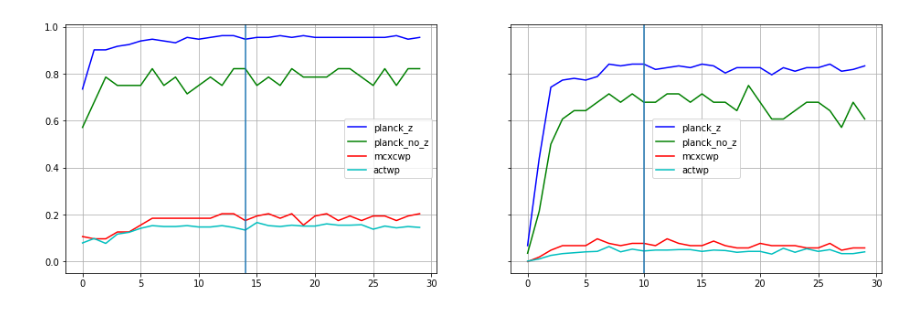
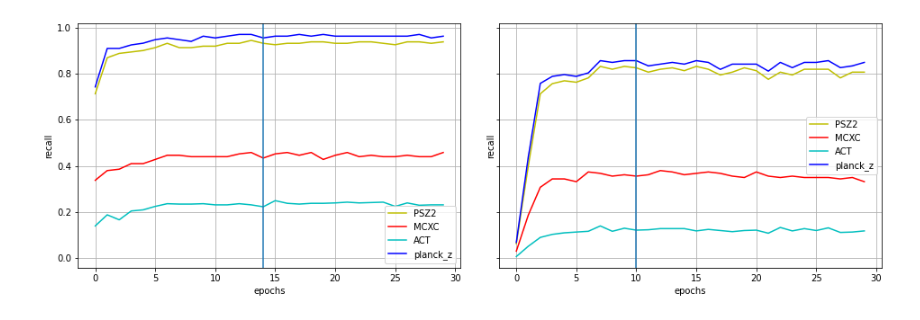
Before and after one commit to rt2122/data-segmentation-2, a Jupyter notebook: visualizations/recall_2_epoch_plot.ipynb, the cells around one changed output. Saved outputs shown, nothing was run; the diff lists cells and outputs as text; code cells hidden in the pictures.

```diff
--- a/visualizations/recall_2_epoch_plot.ipynb
+++ b/visualizations/recall_2_epoch_plot.ipynb
@@ -13,12 +21,27 @@ model_files['pz_act'] = [s for s in files if s[:len('pz_act')] == 'pz_act']
+# %%
+for name in tr_cats:
+    df = tr_cats[name]
+    tr_cats[name] = df[np.in1d(radec2pix(df['RA'], df['DEC'], 2), val_pix)]
+# %%
+def match2dfs(df, tdf, match_dist=5/60):
+    from astropy.coordinates import SkyCoord
+    from astropy import units as u
+
+    sc = SkyCoord(ra=np.array(df['RA'])*u.degree, dec=np.array(df['DEC'])*u.degree, frame='icrs')
+    tsc = SkyCoord(ra=np.array(tdf['RA'])*u.degree, dec=np.array(tdf['DEC'])*u.degree, frame='icrs')
+    idx, d2d, _ = sc.match_to_catalog_sky(tsc)
+    matched = d2d.degree <= match_dist
+    df.loc[matched, 'matched'] = True
+    return np.count_nonzero(matched), len(set(idx[matched]))
 # %%
-def extract_recall(df, catalogs = ['planck_z', 'planck_no_z', 'mcxcwp', 'act'], with_fp=True):
+def extract_recall(df, with_fp=True):
     import numpy as np
     line = {}
-    for cat in catalogs:
-        cur = df[df['catalog'] == cat]
-        line[cat] = np.count_nonzero(cur['status'] == 'tp') / len(cur)
-    if with_fp:
-        line['fp'] = np.count_nonzero(df['status'] == 'fp')
+    df['matched'] = False
+    for cat in tr_cats:
+        c, c1 = match2dfs(df, tr_cats[cat])
+        line[cat] = c1 / len(tr_cats[cat])
+    line['fp'] = len(df) - np.count_nonzero(df['matched'])
     return line
 # %%
 model_dict = {'pz' : [], 'pz_act' : []}
@@ -26,6 +49,8 @@ for model in model_dict:
     cur_files = model_files[model]
     for file in cur_files:
         df = pd.read_csv(os.path.join(dirname, file))
+        df = df[df['status'] != 'fn']
+        df.index = np.arange(len(df))
         line = extract_recall(df)
         model_dict[model].append(pd.DataFrame(line, index=[int(get_prm('ep', file))]))
     model_dict[model] = pd.concat(model_dict[model]).sort_index()
@@ -33,19 +58,21 @@ for model in model_dict:
 v = {'pz' : 14, 'pz_act' : 10}
 # %%
 _, ax = plt.subplots(1, 2, figsize=(16, 5), sharey=True)
+plt.subplots_adjust(wspace=0.1)
 for i, model in enumerate(model_dict):
-    for cat, c in zip(['planck_z', 'planck_no_z', 'mcxcwp', 'act'], 'bgrc'):
+    for cat, c in zip(tr_cats, 'yrcb'):
         line, = ax[i].plot(np.arange(0, 30), model_dict[model][cat], c=c)
         if cat == 'act':
             cat = 'actwp'
         line.set_label(cat)
 
     line = ax[i].axvline(v[model])
-    #ax[i].text(5, 0.4, 'val_pix ' + model)
+    ax[i].set_xlabel('epochs')
+    ax[i].set_ylabel('recall')
     ax[i].grid()
     ax[i].legend()
 # %% [output]
-[figure, old version]
+[figure, new version]
 # %%
 _, ax = plt.subplots(1, 2, figsize=(16, 5), sharey=True)
 for i, model in enumerate(model_dict):
```
Also changed, not shown: parts of 4 cells of this notebook, 4 other files.
